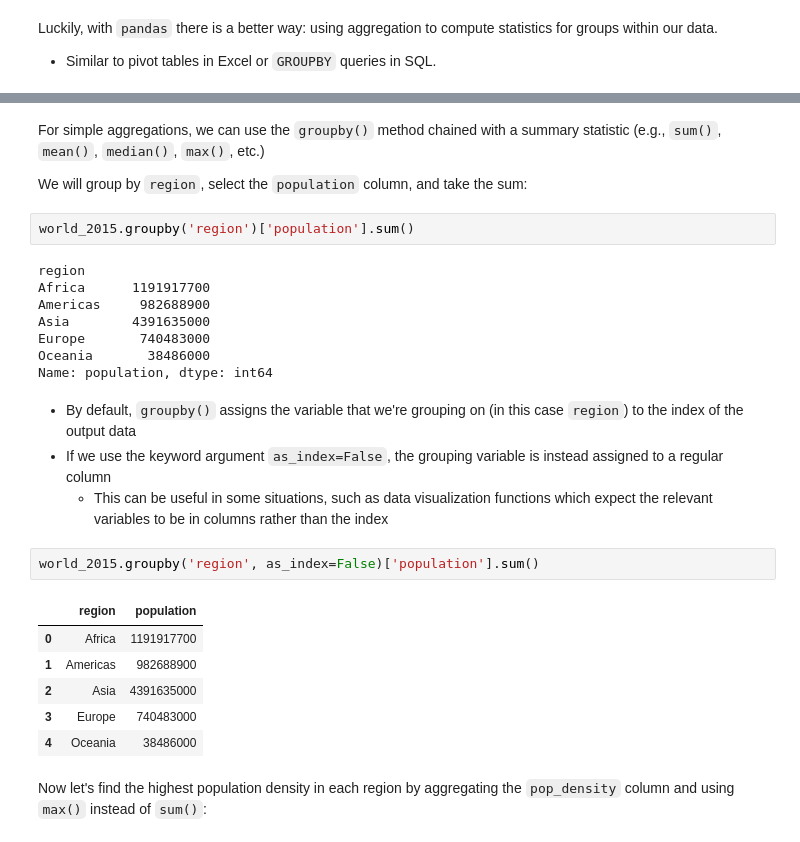
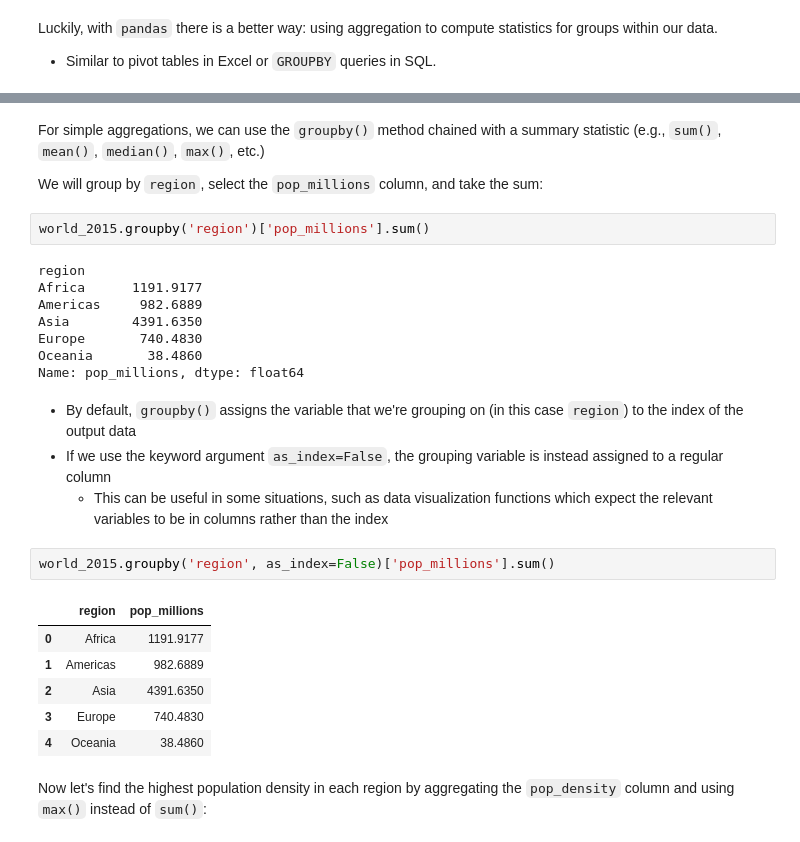
Before and after one commit to jenfly/datajam-python, a Jupyter notebook: 1-pandas.ipynb, the cells around one changed output, grey strips where cells are left out. Cells and saved outputs as stored; diff of their text form.

```diff
--- a/1-pandas.ipynb
+++ b/1-pandas.ipynb
@@ -684,30 +684,30 @@ Aggregation is a "split-apply-combine" technique:
 # %% [markdown]
 For simple aggregations, we can use the `groupby()` method chained with a summary statistic (e.g., `sum()`, `mean()`, `median()`, `max()`, etc.)
 
-We will group by `region`, select the `population` column, and take the sum:
+We will group by `region`, select the `pop_millions` column, and take the sum:
 # %%
-world_2015.groupby('region')['population'].sum()
+world_2015.groupby('region')['pop_millions'].sum()
 # %% [output]
 region
-Africa      1191917700
-Americas     982688900
-Asia        4391635000
-Europe       740483000
-Oceania       38486000
-Name: population, dtype: int64
+Africa      1191.9177
+Americas     982.6889
+Asia        4391.6350
+Europe       740.4830
+Oceania       38.4860
+Name: pop_millions, dtype: float64
 # %% [markdown]
 - By default, `groupby()` assigns the variable that we're grouping on (in this case `region`) to the index of the output data
 - If we use the keyword argument `as_index=False`, the grouping variable is instead assigned to a regular column
   - This can be useful in some situations, such as data visualization functions which expect the relevant variables to be in columns rather than the index
 # %%
-world_2015.groupby('region', as_index=False)['population'].sum()
+world_2015.groupby('region', as_index=False)['pop_millions'].sum()
 # %% [output]
-|  | region | population |
-| 0 | Africa | 1191917700 |
-| 1 | Americas | 982688900 |
-| 2 | Asia | 4391635000 |
-| 3 | Europe | 740483000 |
-| 4 | Oceania | 38486000 |
+|  | region | pop_millions |
+| 0 | Africa | 1191.9177 |
+| 1 | Americas | 982.6889 |
+| 2 | Asia | 4391.6350 |
+| 3 | Europe | 740.4830 |
+| 4 | Oceania | 38.4860 |
 # %% [markdown]
 Now let's find the highest population density in each region by aggregating the `pop_density` column and using `max()` instead of `sum()`:
 # %%
```
Also changed, not shown: parts of 6 cells of this notebook, 1 other file.
